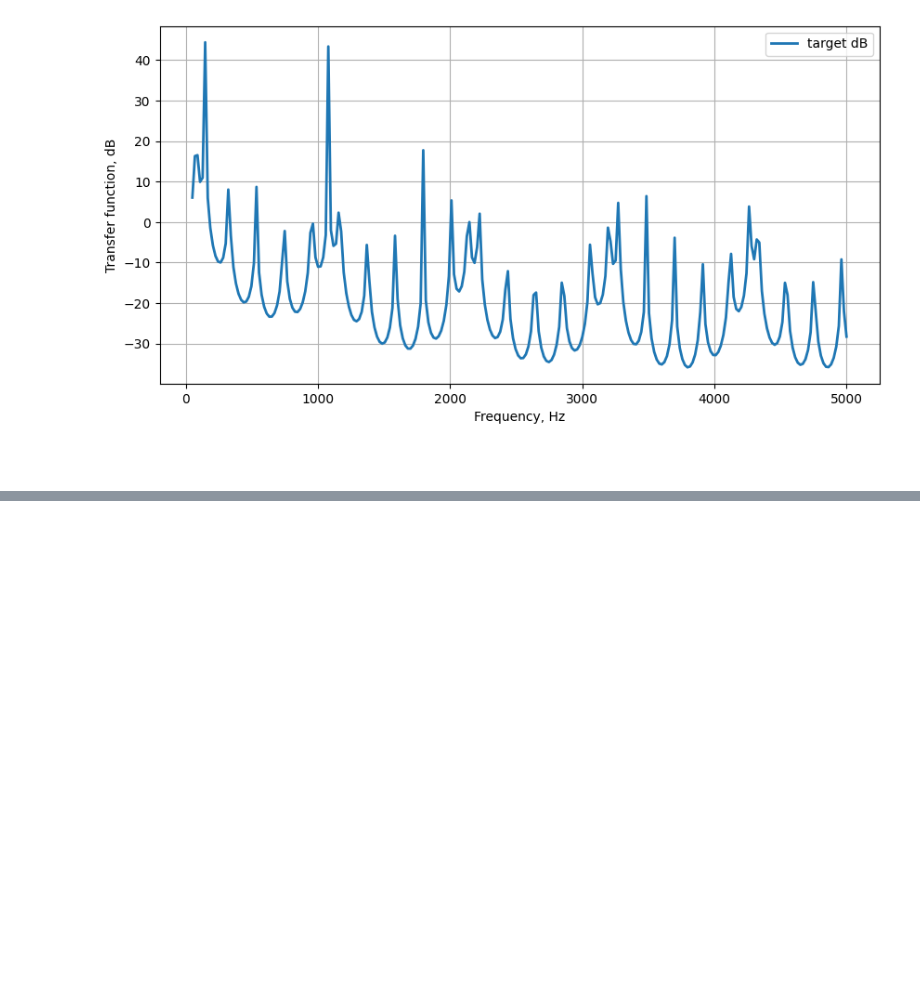
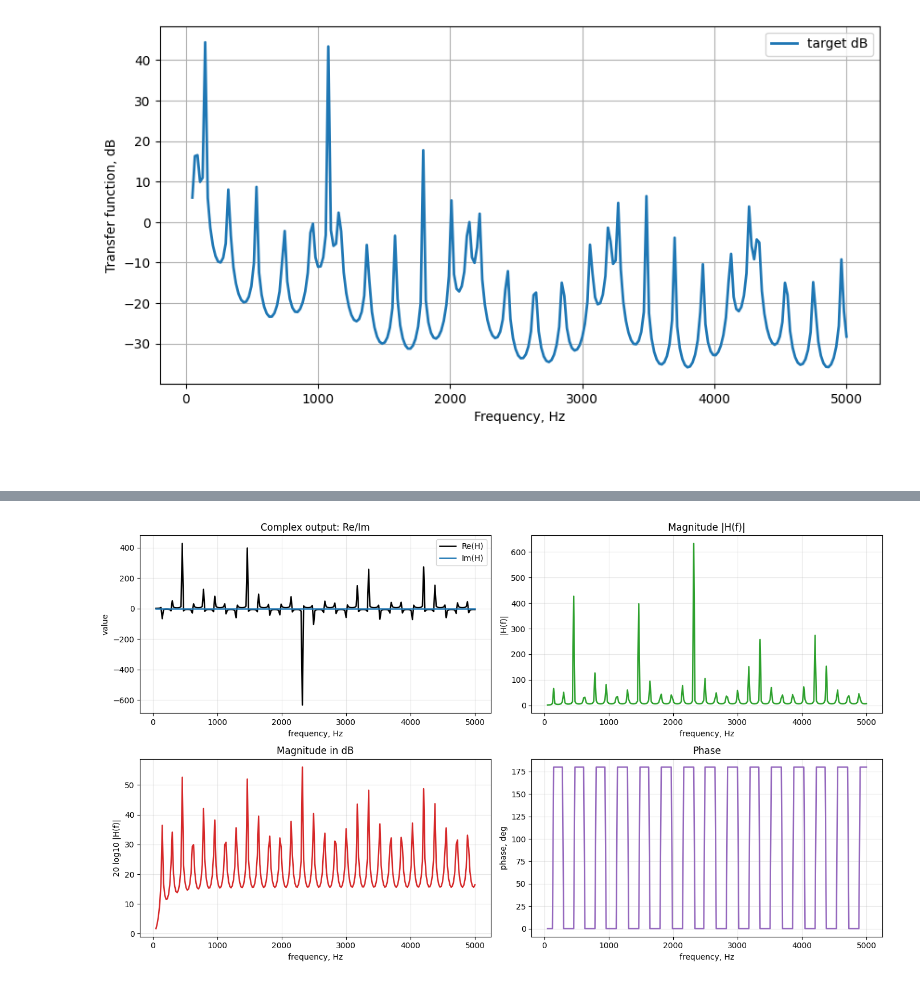
Before and after one commit to Erykalkin/webster, a Jupyter notebook: mlp_fno.ipynb, the cells around one changed output, grey strips where cells are left out. Cells and saved outputs as stored; diff of their text form; code cells hidden in the pictures; blank space fills up the shorter version.

```diff
--- a/mlp_fno.ipynb
+++ b/mlp_fno.ipynb
@@ -267,3 +280,102 @@ plt.show()
 [figure]
 # %% [markdown]
 ##
+# %%
+import importlib
+import numpy as np
+import matplotlib.pyplot as plt
+import torch
+
+import vt_all_solvers_wrapper as vt
+import dataset
+import utils
+
+importlib.reload(vt)
+importlib.reload(dataset)
+importlib.reload(utils)
+
+from base_range_library import range_library
+from dataset import StreamingGeometryDatasetConfig, make_streaming_dataloader
+
+device = "cuda" if torch.cuda.is_available() else "cpu"
+
+batch_size = 4
+sections = 100
+n_frequencies = 256
+
+solver_config = vt.SolverConfig(
+    solver="cone",
+    sections=sections,
+    points=n_frequencies,
+    f_min_hz=50.0,
+    f_max_hz=5000.0,
+    grid="linear",
+    beta_loss_np_per_m=0.0,
+)
+
+complex_config = StreamingGeometryDatasetConfig(
+    geometry_kind="random",
+    solver_config=solver_config,
+    target_mode="realimag",
+    seed=1,
+    max_samples=batch_size,
+)
+
+complex_loader = make_streaming_dataloader(
+    complex_config,
+    range_library,
+    batch_size=batch_size,
+    num_workers=0,
+)
+
+batch = next(iter(complex_loader))
+
+print("available keys:", batch.keys())
+print("target batch shape:", batch["target"].shape)
+print("frequencies batch shape:", batch["frequencies_hz"].shape)
+
+target = batch["target"][0].detach().cpu().numpy()
+freq = batch["frequencies_hz"][0].detach().cpu().numpy()
+
+print("single sample target shape:", target.shape)
+
+re = target[:, 0]
+im = target[:, 1]
+H = re + 1j * im
+
+magnitude = np.abs(H)
+magnitude_db = 20.0 * np.log10(np.maximum(magnitude, 1e-12))
+phase_rad = np.angle(H)
+phase_deg = np.degrees(phase_rad)
+
+fig, axes = plt.subplots(2, 2, figsize=(14, 8))
+
+axes[0, 0].plot(freq, re, linewidth=1.8, color="black", label="Re(H)")
+axes[0, 0].plot(freq, im, linewidth=1.8, color="tab:blue", label="Im(H)")
+axes[0, 0].set_title("Complex output: Re/Im")
+axes[0, 0].set_xlabel("frequency, Hz")
+axes[0, 0].set_ylabel("value")
+axes[0, 0].grid(True, alpha=0.3)
+axes[0, 0].legend()
+
+axes[0, 1].plot(freq, magnitude, linewidth=1.8, color="tab:green")
+axes[0, 1].set_title("Magnitude |H(f)|")
+axes[0, 1].set_xlabel("frequency, Hz")
+axes[0, 1].set_ylabel("|H(f)|")
+axes[0, 1].grid(True, alpha=0.3)
+
+axes[1, 0].plot(freq, magnitude_db, linewidth=1.8, color="tab:red")
+axes[1, 0].set_title("Magnitude in dB")
+axes[1, 0].set_xlabel("frequency, Hz")
+axes[1, 0].set_ylabel("20 log10 |H(f)|")
+axes[1, 0].grid(True, alpha=0.3)
+
+axes[1, 1].plot(freq, phase_deg, linewidth=1.8, color="tab:purple")
+axes[1, 1].set_title("Phase")
+axes[1, 1].set_xlabel("frequency, Hz")
+axes[1, 1].set_ylabel("phase, deg")
+axes[1, 1].grid(True, alpha=0.3)
+
+plt.tight_layout()
+plt.show()
+# %% [output]
@@ -269,0 +386 @@ plt.show()
+[figure, added]
```
Also changed, not shown: parts of 6 cells of this notebook, 3 other files.
